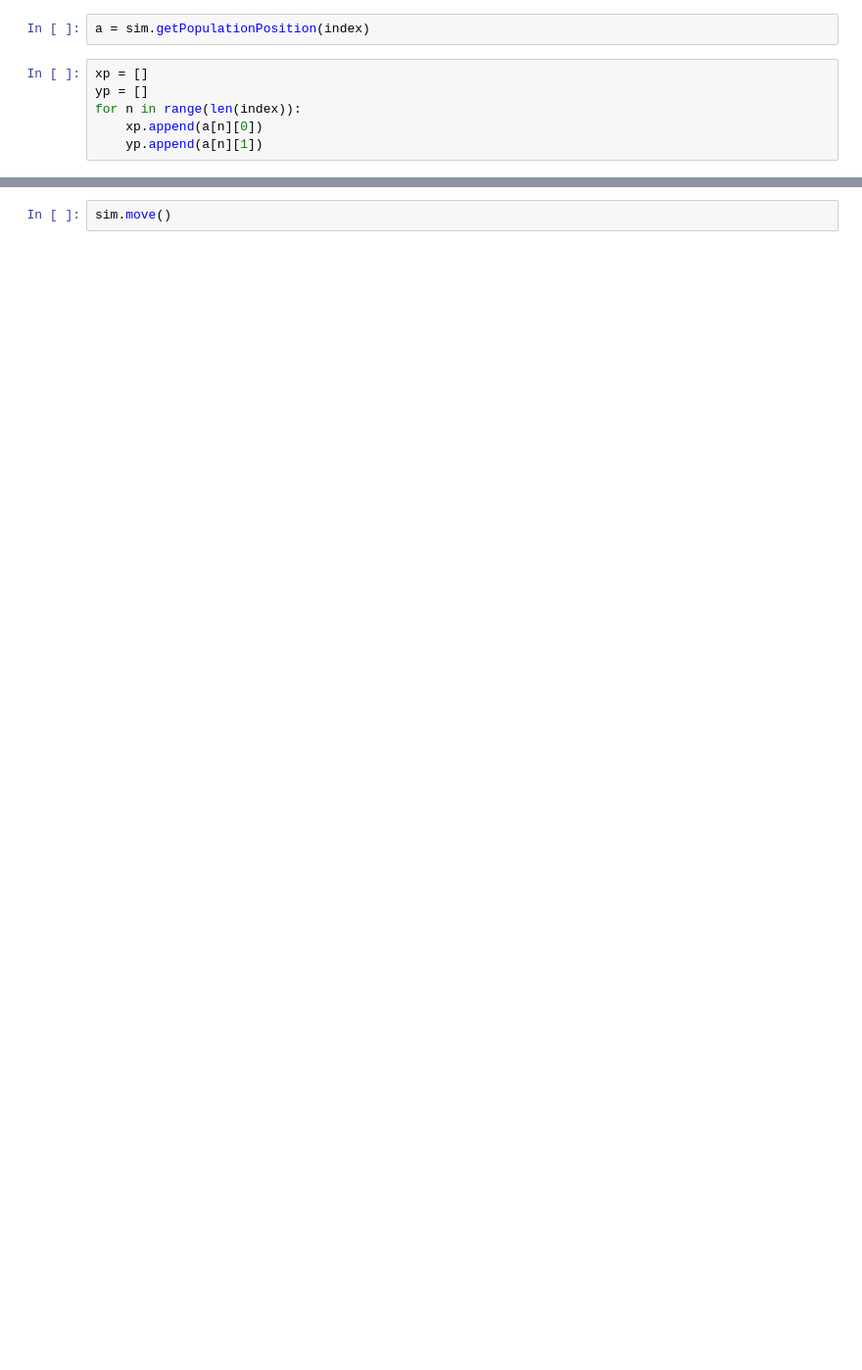
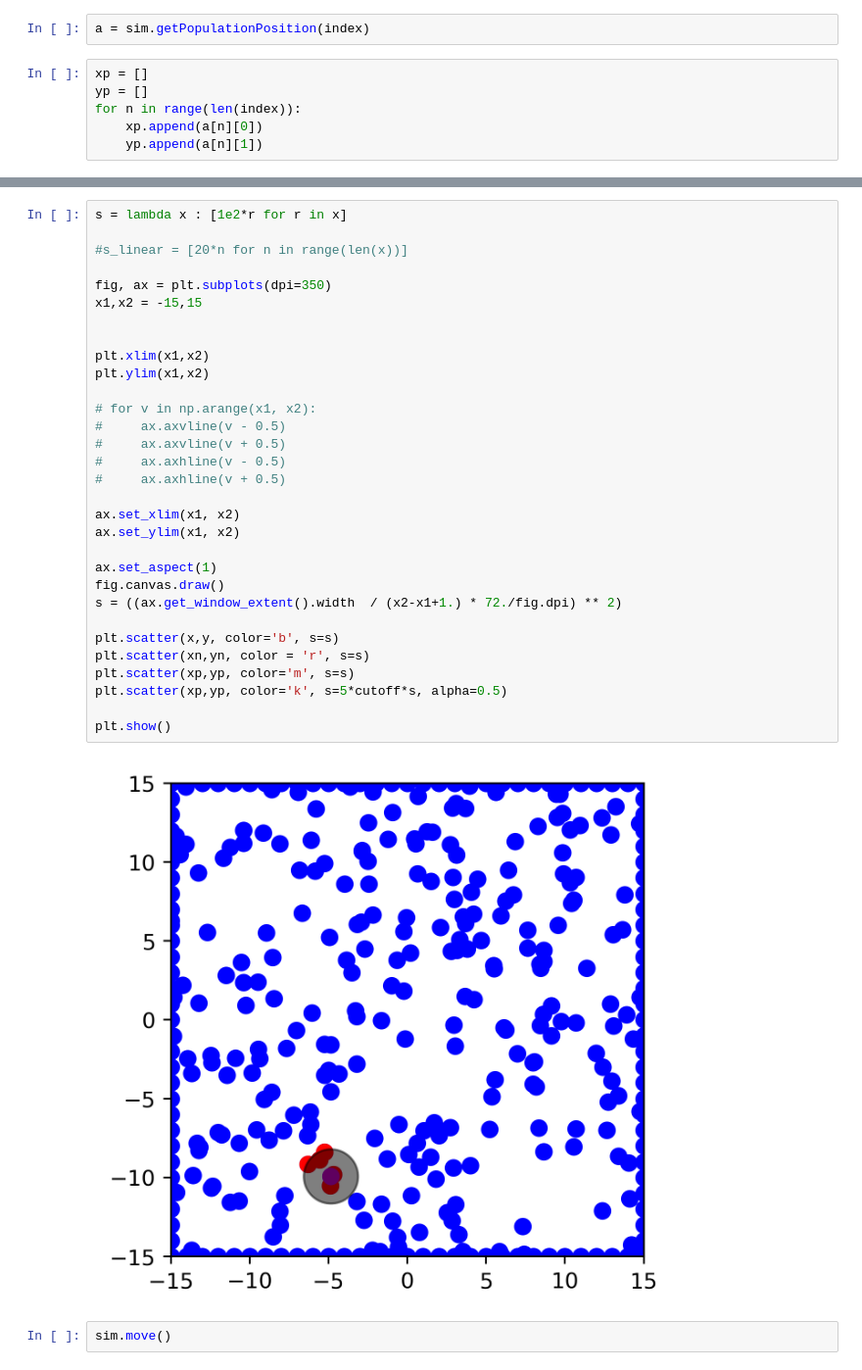
Before and after one commit to nrstillman/CAPMD, a Jupyter notebook: testing_capmd_python.ipynb, the cells around one changed output, grey strips where cells are left out. Shown at 98% size. Drawn from its saved outputs; the diff is of its cells as text; blank space fills up the shorter version.

```diff
--- a/testing_capmd_python.ipynb
+++ b/testing_capmd_python.ipynb
@@ -102,3 +120,36 @@ plt.show()
+# %%
+s = lambda x : [1e2*r for r in x]
+
+#s_linear = [20*n for n in range(len(x))]
+
+fig, ax = plt.subplots(dpi=350)
+x1,x2 = -15,15
+
+
+plt.xlim(x1,x2)
+plt.ylim(x1,x2)
+
+# for v in np.arange(x1, x2):
+#     ax.axvline(v - 0.5)
+#     ax.axvline(v + 0.5)
+#     ax.axhline(v - 0.5)
+#     ax.axhline(v + 0.5)
+
+ax.set_xlim(x1, x2)
+ax.set_ylim(x1, x2)
+
+ax.set_aspect(1)
+fig.canvas.draw()
+s = ((ax.get_window_extent().width  / (x2-x1+1.) * 72./fig.dpi) ** 2)
+
+plt.scatter(x,y, color='b', s=s)
+plt.scatter(xn,yn, color = 'r', s=s)
+plt.scatter(xp,yp, color='m', s=s)
+plt.scatter(xp,yp, color='k', s=5*cutoff*s, alpha=0.5)
+
+plt.show()
+# %% [output]
+[figure, added]
 # %%
 sim.move()
 # %%
```
Also changed, not shown: parts of 24 cells of this notebook.
